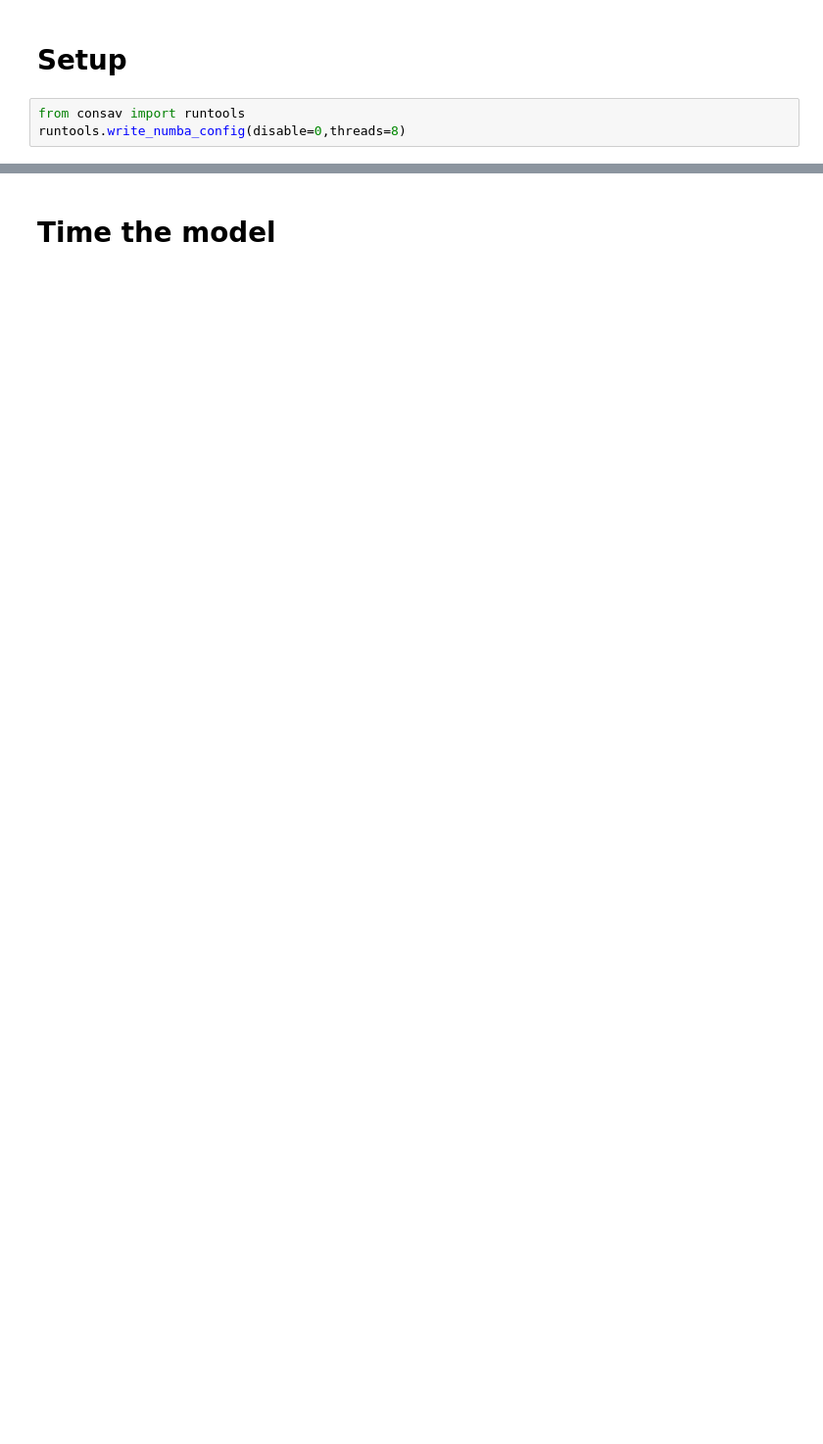
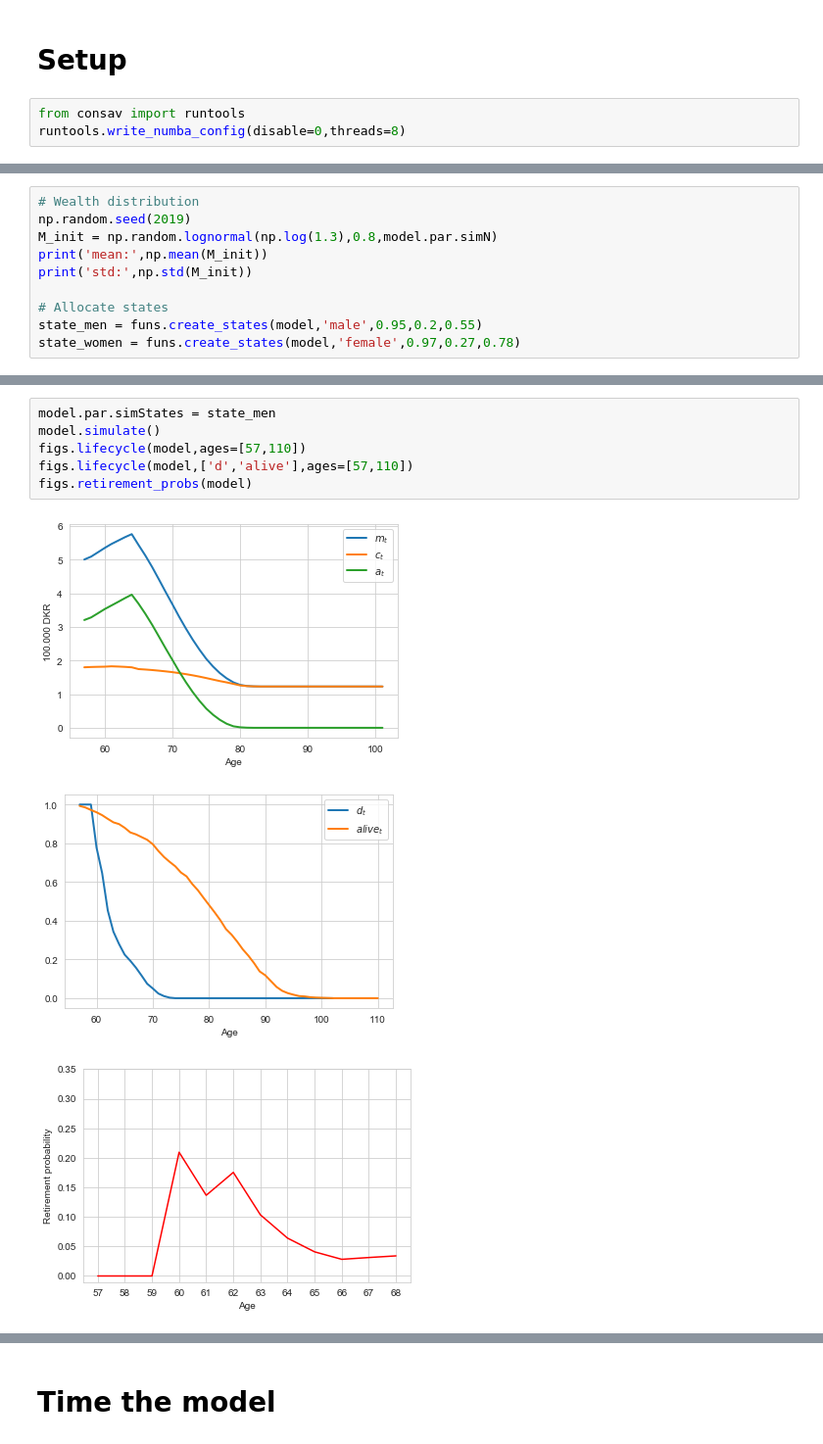
Before and after one commit to mathiassunesen/Speciale_retirement, a Jupyter notebook: Main/Frederik.ipynb, the cells around one changed output, grey strips where cells are left out. Shown at 98% size. Cells and saved outputs as stored; diff of their text form; blank space fills up the shorter version.

```diff
--- a/Main/Frederik.ipynb
+++ b/Main/Frederik.ipynb
@@ -19,0 +27,10 @@ model.simulate()
+# %%
+# Wealth distribution
+np.random.seed(2019)
+M_init = np.random.lognormal(np.log(1.3),0.8,model.par.simN)
+print('mean:',np.mean(M_init))
+print('std:',np.std(M_init))
+
+# Allocate states
+state_men = funs.create_states(model,'male',0.95,0.2,0.55)
+state_women = funs.create_states(model,'female',0.97,0.27,0.78)
@@ -19,0 +44,10 @@ model.simulate()
+# %%
+model.par.simStates = state_men
+model.simulate()
+figs.lifecycle(model,ages=[57,110])
+figs.lifecycle(model,['d','alive'],ages=[57,110])
+figs.retirement_probs(model)
+# %% [output]
+[figure, added]
+[figure, added]
+[figure, added]
```
Also changed, not shown: parts of 22 cells of this notebook, 9 other files.
